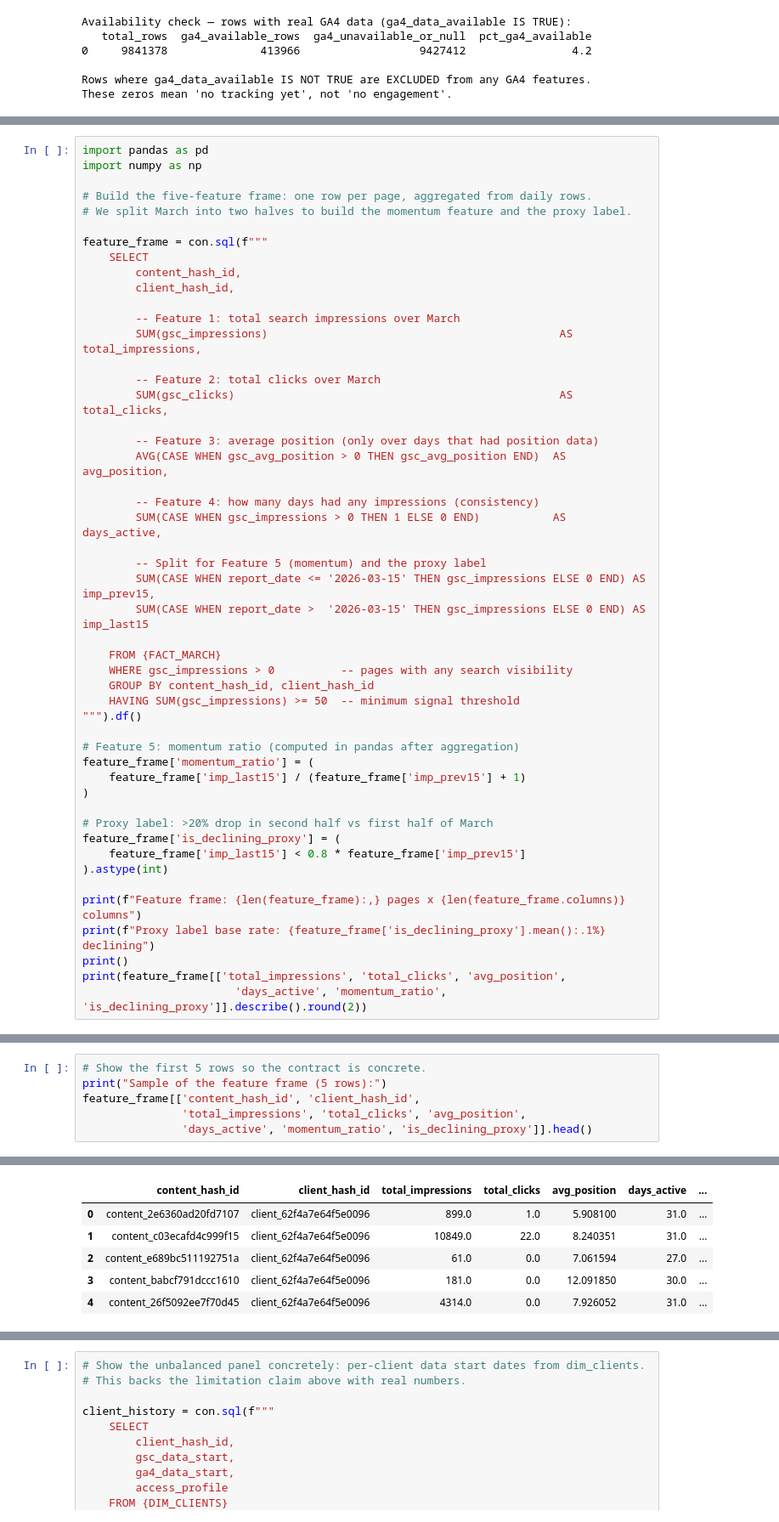
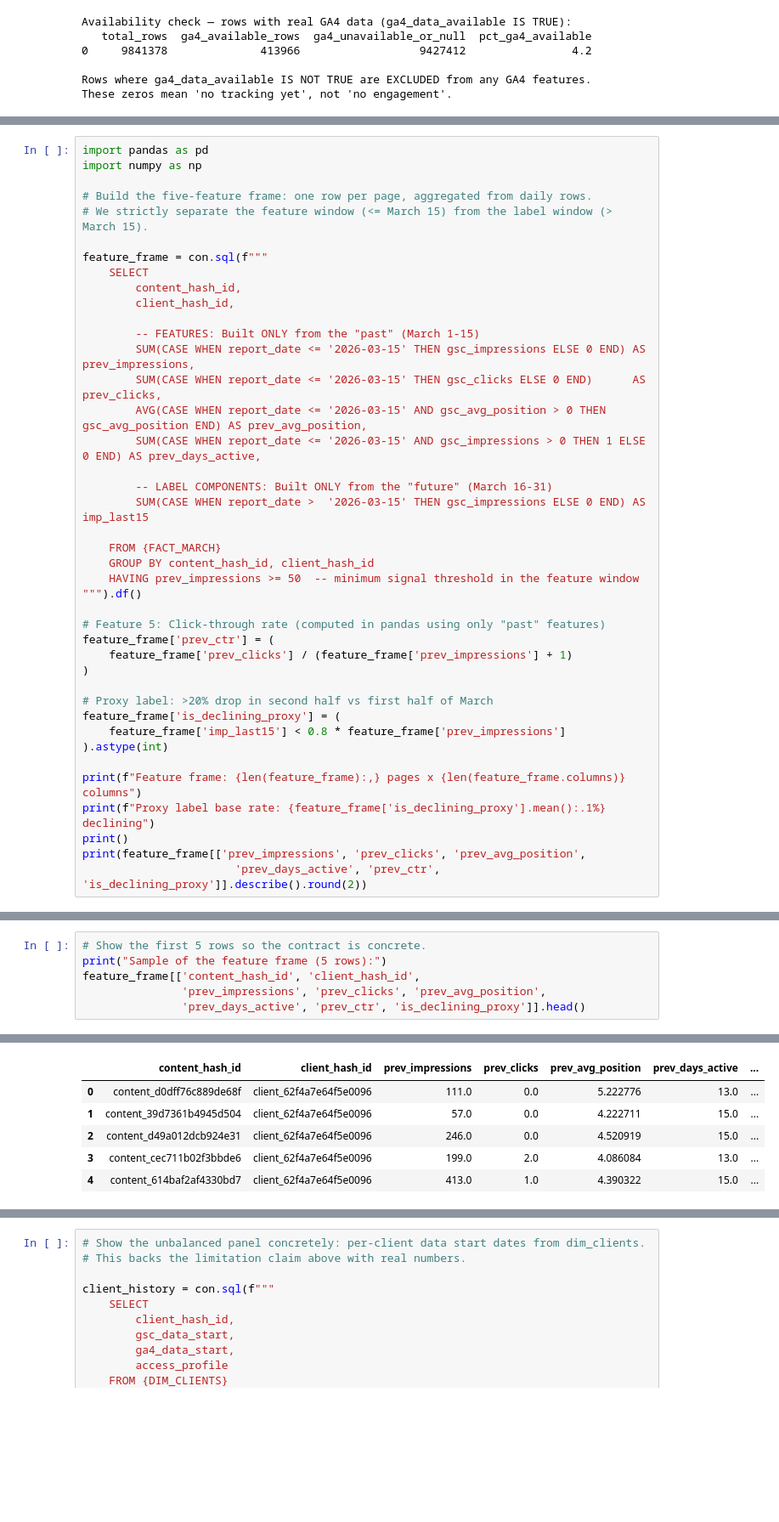
Before and after one commit to Artasam/Machine-Learning, a Jupyter notebook: work/notebooks/w03_data_contract.ipynb, the cells around one changed output, grey strips where cells are left out. Shown at 85% size. Cells and saved outputs as stored; diff of their text form; blank space fills up the shorter version.

```diff
--- a/work/notebooks/w03_data_contract.ipynb
+++ b/work/notebooks/w03_data_contract.ipynb
@@ -289,48 +287,40 @@ import pandas as pd
 import numpy as np
 
 # Build the five-feature frame: one row per page, aggregated from daily rows.
-# We split March into two halves to build the momentum feature and the proxy label.
+# We strictly separate the feature window (<= March 15) from the label window (> March 15).
 
 feature_frame = con.sql(f"""
     SELECT
         content_hash_id,
         client_hash_id,
 
-        -- Feature 1: total search impressions over March
-        SUM(gsc_impressions)                                            AS total_impressions,
+        -- FEATURES: Built ONLY from the "past" (March 1-15)
+        SUM(CASE WHEN report_date <= '2026-03-15' THEN gsc_impressions ELSE 0 END) AS prev_impressions,
+        SUM(CASE WHEN report_date <= '2026-03-15' THEN gsc_clicks ELSE 0 END)      AS prev_clicks,
+        AVG(CASE WHEN report_date <= '2026-03-15' AND gsc_avg_position > 0 THEN gsc_avg_position END) AS prev_avg_position,
+        SUM(CASE WHEN report_date <= '2026-03-15' AND gsc_impressions > 0 THEN 1 ELSE 0 END) AS prev_days_active,
 
-        -- Feature 2: total clicks over March
-        SUM(gsc_clicks)                                                 AS total_clicks,
-
-        -- Feature 3: average position (only over days that had position data)
-        AVG(CASE WHEN gsc_avg_position > 0 THEN gsc_avg_position END)  AS avg_position,
-
-        -- Feature 4: how many days had any impressions (consistency)
-        SUM(CASE WHEN gsc_impressions > 0 THEN 1 ELSE 0 END)           AS days_active,
-
-        -- Split for Feature 5 (momentum) and the proxy label
-        SUM(CASE WHEN report_date <= '2026-03-15' THEN gsc_impressions ELSE 0 END) AS imp_prev15,
+        -- LABEL COMPONENTS: Built ONLY from the "future" (March 16-31)
         SUM(CASE WHEN report_date >  '2026-03-15' THEN gsc_impressions ELSE 0 END) AS imp_last15
 
     FROM {FACT_MARCH}
-    WHERE gsc_impressions > 0          -- pages with any search visibility
     GROUP BY content_hash_id, client_hash_id
-    HAVING SUM(gsc_impressions) >= 50  -- minimum signal threshold
+    HAVING prev_impressions >= 50  -- minimum signal threshold in the feature window
 """).df()
 
-# Feature 5: momentum ratio (computed in pandas after aggregation)
-feature_frame['momentum_ratio'] = (
-    feature_frame['imp_last15'] / (feature_frame['imp_prev15'] + 1)
+# Feature 5: Click-through rate (computed in pandas using only "past" features)
+feature_frame['prev_ctr'] = (
+    feature_frame['prev_clicks'] / (feature_frame['prev_impressions'] + 1)
 )
 
 # Proxy label: >20% drop in second half vs first half of March
 feature_frame['is_declining_proxy'] = (
-    feature_frame['imp_last15'] < 0.8 * feature_frame['imp_prev15']
+    feature_frame['imp_last15'] < 0.8 * feature_frame['prev_impressions']
 ).astype(int)
 
 print(f"Feature frame: {len(feature_frame):,} pages x {len(feature_frame.columns)} columns")
 print(f"Proxy label base rate: {feature_frame['is_declining_proxy'].mean():.1%} declining")
 print()
-print(feature_frame[['total_impressions', 'total_clicks', 'avg_position',
-                       'days_active', 'momentum_ratio', 'is_declining_proxy']].describe().round(2))
+print(feature_frame[['prev_impressions', 'prev_clicks', 'prev_avg_position',
+                       'prev_days_active', 'prev_ctr', 'is_declining_proxy']].describe().round(2))
 # %% [output]
@@ -354,17 +344,17 @@ max          35480.00                1.00
 # %%
 # Show the first 5 rows so the contract is concrete.
 print("Sample of the feature frame (5 rows):")
 feature_frame[['content_hash_id', 'client_hash_id',
-               'total_impressions', 'total_clicks', 'avg_position',
-               'days_active', 'momentum_ratio', 'is_declining_proxy']].head()
+               'prev_impressions', 'prev_clicks', 'prev_avg_position',
+               'prev_days_active', 'prev_ctr', 'is_declining_proxy']].head()
 # %% [output]
 Sample of the feature frame (5 rows):
-|  | content_hash_id | client_hash_id | total_impressions | total_clicks | avg_position | days_active | ... |
-| 0 | content_2e6360ad20fd7107 | client_62f4a7e64f5e0096 | 899.0 | 1.0 | 5.908100 | 31.0 | ... |
-| 1 | content_c03ecafd4c999f15 | client_62f4a7e64f5e0096 | 10849.0 | 22.0 | 8.240351 | 31.0 | ... |
-| 2 | content_e689bc511192751a | client_62f4a7e64f5e0096 | 61.0 | 0.0 | 7.061594 | 27.0 | ... |
-| 3 | content_babcf791dccc1610 | client_62f4a7e64f5e0096 | 181.0 | 0.0 | 12.091850 | 30.0 | ... |
-| 4 | content_26f5092ee7f70d45 | client_62f4a7e64f5e0096 | 4314.0 | 0.0 | 7.926052 | 31.0 | ... |
+|  | content_hash_id | client_hash_id | prev_impressions | prev_clicks | prev_avg_position | prev_days_active | ... |
+| 0 | content_d0dff76c889de68f | client_62f4a7e64f5e0096 | 111.0 | 0.0 | 5.222776 | 13.0 | ... |
+| 1 | content_39d7361b4945d504 | client_62f4a7e64f5e0096 | 57.0 | 0.0 | 4.222711 | 15.0 | ... |
+| 2 | content_d49a012dcb924e31 | client_62f4a7e64f5e0096 | 246.0 | 0.0 | 4.520919 | 15.0 | ... |
+| 3 | content_cec711b02f3bbde6 | client_62f4a7e64f5e0096 | 199.0 | 2.0 | 4.086084 | 13.0 | ... |
+| 4 | content_614baf2af4330bd7 | client_62f4a7e64f5e0096 | 413.0 | 1.0 | 4.390322 | 15.0 | ... |
 # %% [markdown]
 ### The leakage trap — performed and removed
 
```
Also changed, not shown: parts of 7 cells of this notebook.
